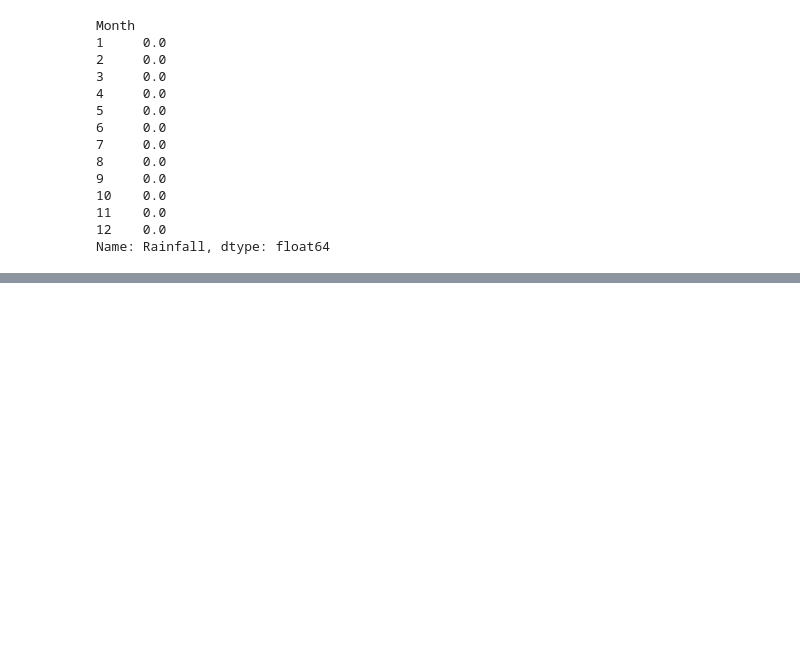
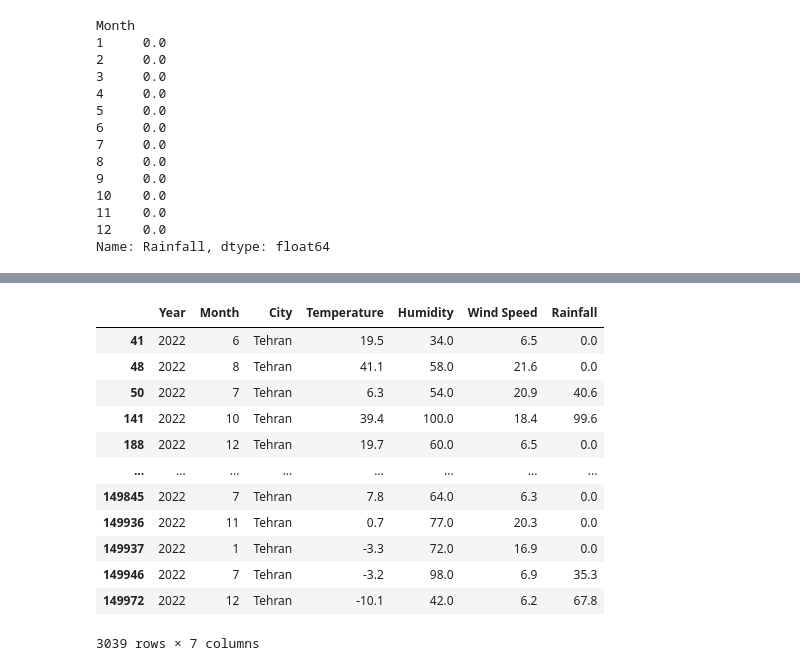
Before and after one commit to aminrahkan/ML-Weather-Analysis, a Jupyter notebook: weatherData.ipynb, the cells around one changed output, grey strips where cells are left out. Cells and saved outputs as stored; diff of their text form; code cells hidden in the pictures; blank space fills up the shorter version.

```diff
--- a/weatherData.ipynb
+++ b/weatherData.ipynb
@@ -229,0 +312,17 @@ ValueError: must supply a tuple to get_group with multiple grouping keys
+# %%
+tehran_2022_data=weather_data_clean[(weather_data_clean['City']=='Tehran') & (weather_data_clean['Year']==2022)]
+tehran_2022_data
+# %% [output]
+|  | Year | Month | City | Temperature | Humidity | Wind Speed | Rainfall |
+| 41 | 2022 | 6 | Tehran | 19.5 | 34.0 | 6.5 | 0.0 |
+| 48 | 2022 | 8 | Tehran | 41.1 | 58.0 | 21.6 | 0.0 |
+| 50 | 2022 | 7 | Tehran | 6.3 | 54.0 | 20.9 | 40.6 |
+| 141 | 2022 | 10 | Tehran | 39.4 | 100.0 | 18.4 | 99.6 |
+| 188 | 2022 | 12 | Tehran | 19.7 | 60.0 | 6.5 | 0.0 |
+| ... | ... | ... | ... | ... | ... | ... | ... |
+| 149845 | 2022 | 7 | Tehran | 7.8 | 64.0 | 6.3 | 0.0 |
+| 149936 | 2022 | 11 | Tehran | 0.7 | 77.0 | 20.3 | 0.0 |
+| 149937 | 2022 | 1 | Tehran | -3.3 | 72.0 | 16.9 | 0.0 |
+| 149946 | 2022 | 7 | Tehran | -3.2 | 98.0 | 6.9 | 35.3 |
+| 149972 | 2022 | 12 | Tehran | -10.1 | 42.0 | 6.2 | 67.8 |
+3039 rows × 7 columns
```
Also changed, not shown: parts of 9 cells of this notebook.
